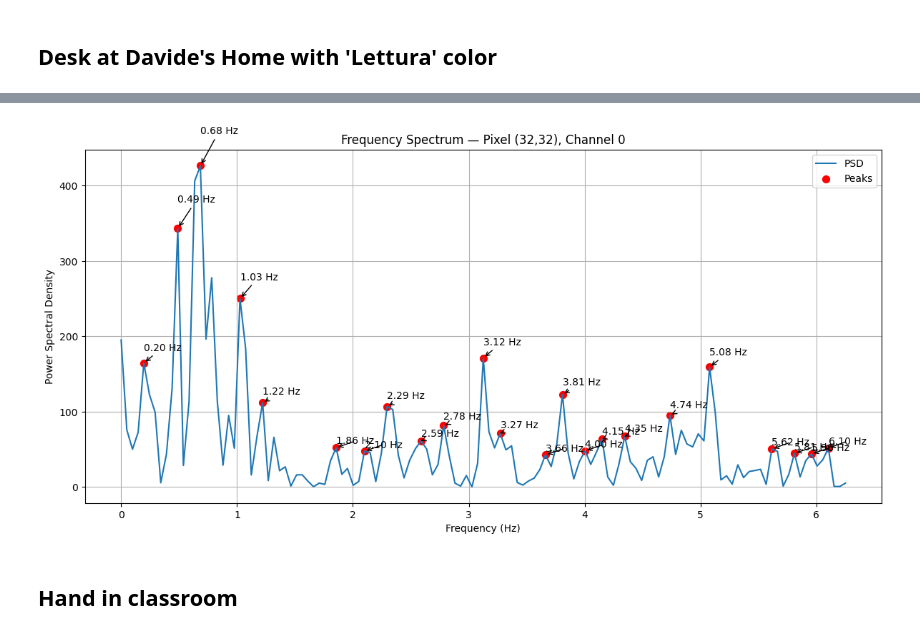
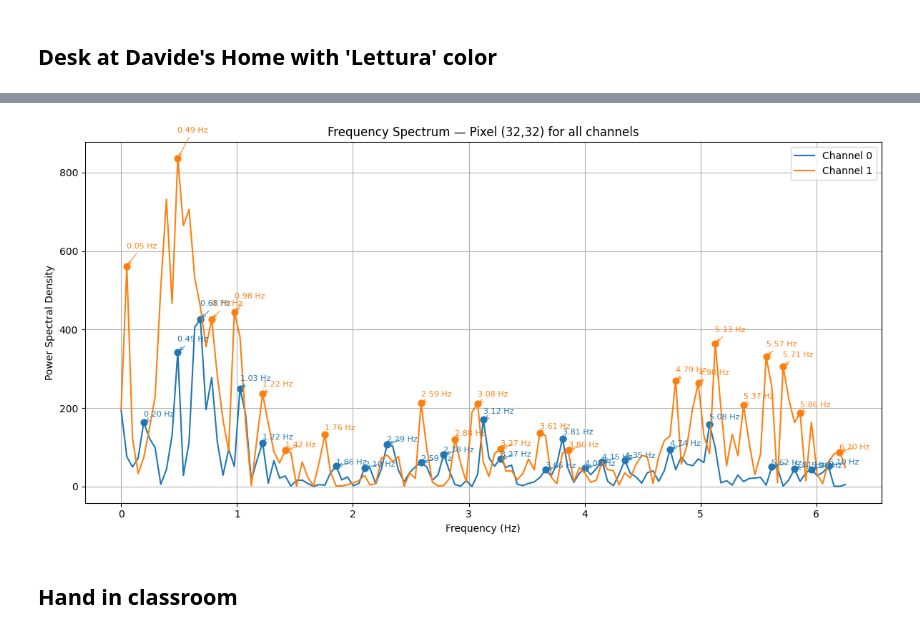
Before and after one commit to Dav-11/spo2_touchless, a Jupyter notebook: img_px2px_diff/px2px_diff_pc/data_analysis.ipynb, the cells around one changed output, grey strips where cells are left out. Saved outputs shown, nothing was run; the diff lists cells and outputs as text; code cells hidden in the pictures.

```diff
--- a/img_px2px_diff/px2px_diff_pc/data_analysis.ipynb
+++ b/img_px2px_diff/px2px_diff_pc/data_analysis.ipynb
@@ -126,7 +179,7 @@ plot_pixel_change_matrix(data=data_desk_davide_lettura)
 # %%
-plot_frequency_spectrum(arr=data_desk_davide_lettura, fs=12.5)
+plot_frequency_spectrum_multichannel(arr=data_desk_davide_lettura, fs=12.5)
 # %% [output]
-[figure, old version]
+[figure, new version]
 # %% [markdown]
 ## Hand in classroom
 # %%
```
Also changed, not shown: parts of 13 cells of this notebook.
